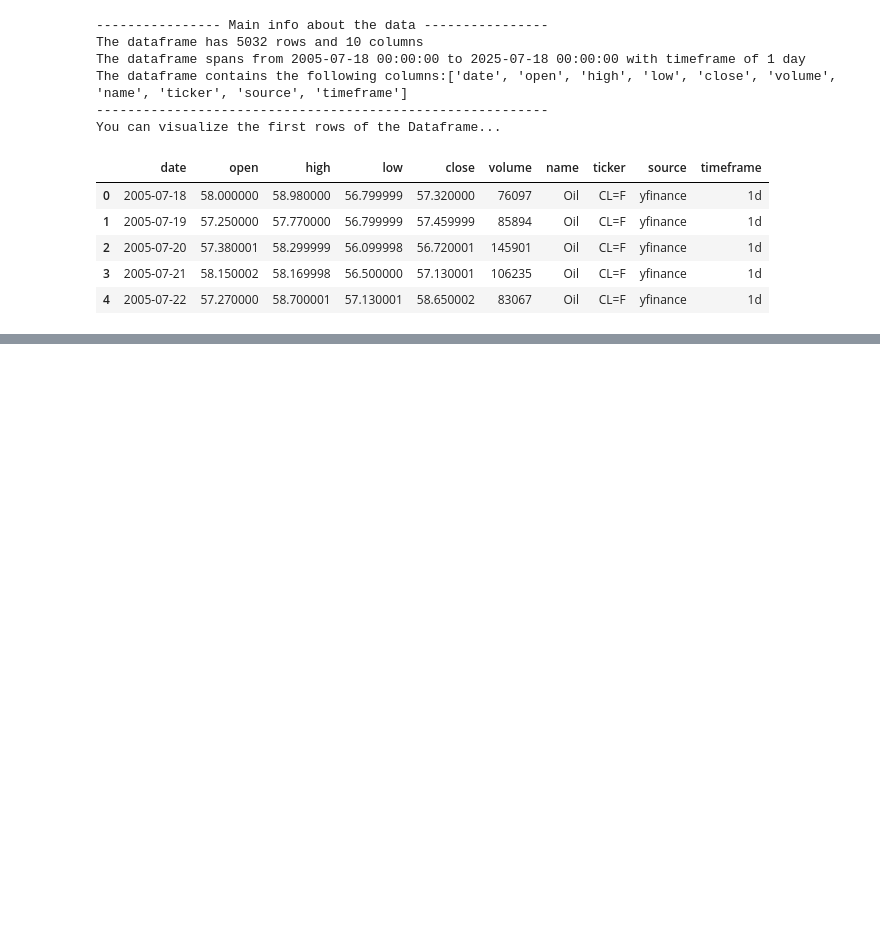
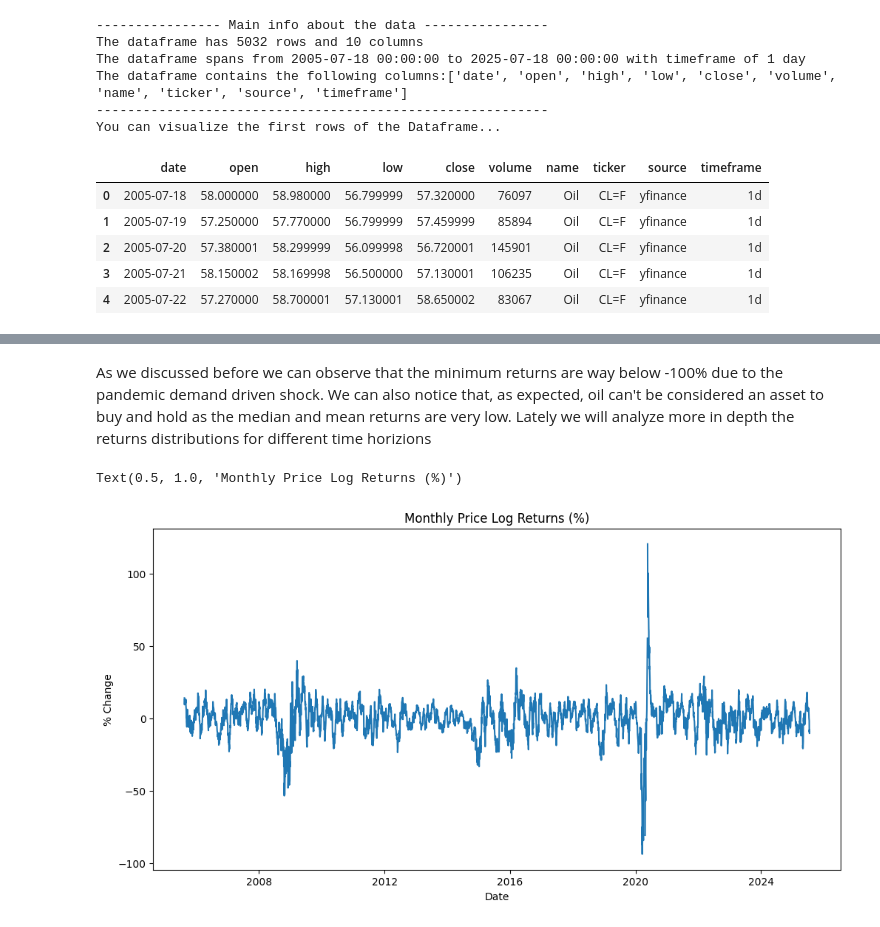
Before and after one commit to dgalassi99/commodity_lab, a Jupyter notebook: projects/oil_analysis/oil_analysis.ipynb, the cells around one changed output, grey strips where cells are left out. Cells and saved outputs as stored; diff of their text form; code cells hidden in the pictures; blank space fills up the shorter version.

```diff
--- a/projects/oil_analysis/oil_analysis.ipynb
+++ b/projects/oil_analysis/oil_analysis.ipynb
@@ -157,0 +166,11 @@ dtype: int64
+# %%
+# Daily (dr), Weekly (wr), Monthly (mr), Querterly (qr), and Yearly (yr) Returns
+df['dr'] = np.log(df.close/df.close.shift(1))
+df['wr'] = np.log(df.close/df.close.shift(5))
+df['mr'] = np.log(df.close/df.close.shift(21))
+df['qr'] = np.log(df.close/df.close.shift(63))
+df['yr'] = np.log(df.close/df.close.shift(252))
+
+returns = df[['dr','wr','mr','qr','yr']]
+print(f'-------------- Main Statistics for Daily (dr), Weekly (wr), Monthly (mr), Quarterly (qr), and Yearly (yr) Returns ----------------')
+returns.describe()
@@ -157,0 +188,11 @@ dtype: int64
+# %% [markdown]
+As we discussed before we can observe that the minimum returns are way below -100% due to the pandemic demand driven shock. We can also notice that, as expected, oil can't be considered an asset to buy and hold as the median and mean returns are very low. Lately we will analyze more in depth the returns distributions for different time horizions
+# %%
+plt.figure(figsize=(12,6))
+plt.plot(df.date,df.mr*100)
+plt.xlabel('Date')
+plt.ylabel('% Change')
+plt.title('Monthly Price Log Returns (%)')
+# %% [output]
+Text(0.5, 1.0, 'Monthly Price Log Returns (%)')
+[figure, added]
```
Also changed, not shown: parts of 18 cells of this notebook.
